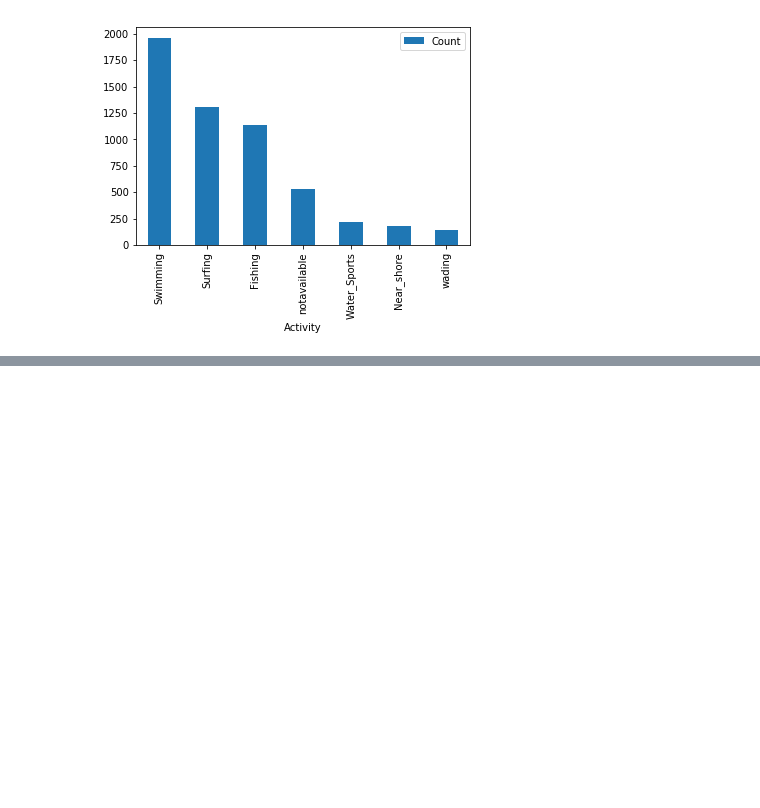
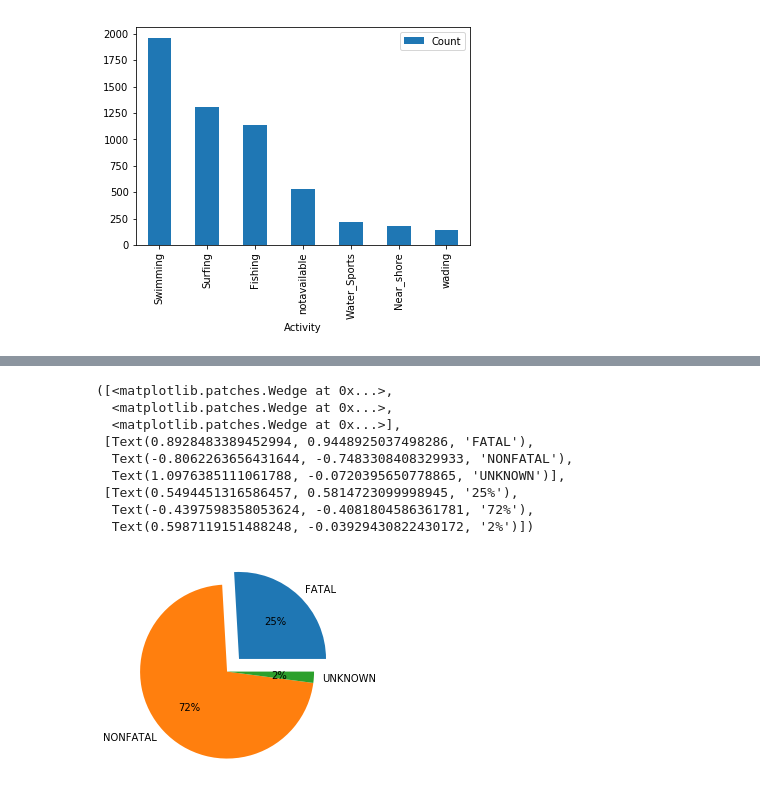
Before and after one commit to E2811/Shark-attack-Data-Visualization, a Jupyter notebook: Shark-Attack.ipynb, the cells around one changed output, grey strips where cells are left out. Saved outputs shown, nothing was run; the diff lists cells and outputs as text; code cells hidden in the pictures; blank space fills up the shorter version.

```diff
--- a/Shark-Attack.ipynb
+++ b/Shark-Attack.ipynb
@@ -117,8 +118,8 @@ print(f"The Country, where more shark attacks were registered, is {shark_df_Coun
 
 
 ## Estudiar dentro de USA la zona con mayor probabilidad de ataque
-'''shark_df_USA = shark_df[(shark_df["Country"]== "USA")]
-shark_df_USA =shark_df_USA[["Case Number","Country","Area"]]
-shark_df_USA.groupby("Area").agg({"Area":"count"})'''
+a = pd.DataFrame(shark_df[(shark_df['Country']=='USA')]['Area'].value_counts()).reset_index().rename(columns={'index':'Area', 'Area':'Cases'}).head()
+b = pd.DataFrame(shark_df[(shark_df['Country']=='USA')&(shark_df['Area']=='Florida')]['Location'].value_counts()).reset_index()
+print(f"Area with more shark attacks: {a['Area'][0]}\nLocation: {b['index'][0]}")
 # %% [output]
 The Country, where more shark attacks were registered, is USA with 2116 attacks
@@ -134,7 +136,7 @@ def SearchActivity(sequence,pattern):
         return pattern[1]
 Swimming = ("swim|div|snork|bath|float","Swimming")
 Fishing = ("fish|collec|lobster|sail","Fishing")
-Water_Sports = ("boat|kayak|row|padd|cano","Water_Sports")
+Water_Sports = ("boat|kayak|row|padd|cano|ski","Water_Sports")
 Surfing = ("surf|kite|board","Surfing")
 Near_shore = ("play|walk|climb|beach|jump|stand|film","Near_shore")
 activities = [Swimming,Fishing,Water_Sports,Surfing,Near_shore]
@@ -195,8 +201,3 @@ There are 126 unknown case
 | 2000 | 1024 |
 | 2010 | 733 |
 [figure]
-# %%
-shark_df = shark_df.drop(remove,axis=0)
-shark_df = shark_df.drop([5863, 5864, 5865],axis=0)
-shark_df[['Date','Year']]= c_df[['Date','Year']]
-shark_df = shark_df.drop('Case Number',axis=1)
@@ -234,0 +204,25 @@ shark_df
+# %%
+################### FATALITY #######################
+shark_df = shark_df.rename(columns = {"Fatal (Y/N)":"Fatality"})
+shark_df.Fatality = shark_df.Fatality.fillna("UNKNOWN")
+def SearchYes(arr):
+    if arr == 'Y' :
+        return "Fatal"
+    elif arr == 'N' :
+        return "NonFatal"
+option = {}
+option['FATAL'] = sum(shark_df['Fatality'].apply(SearchYes)=="Fatal")
+option['NONFATAL'] = sum(shark_df['Fatality'].apply(SearchYes)=="NonFatal")
+option['UNKNOWN'] = shark_df.shape[0] - option['FATAL'] - option['NONFATAL']
+plt.pie(option.values(), labels=option.keys(),explode=(0.20, 0, 0), autopct='%1d%%')
+# %% [output]
+([<matplotlib.patches.Wedge at 0x...>,
+  <matplotlib.patches.Wedge at 0x...>,
+  <matplotlib.patches.Wedge at 0x...>],
+ [Text(0.8928483389452994, 0.9448925037498286, 'FATAL'),
+  Text(-0.8062263656431644, -0.7483308408329933, 'NONFATAL'),
+  Text(1.0976385111061788, -0.0720395650778865, 'UNKNOWN')],
+ [Text(0.5494451316586457, 0.5814723099998945, '25%'),
+  Text(-0.4397598358053624, -0.4081804586361781, '72%'),
+  Text(0.5987119151488248, -0.03929430822430172, '2%')])
+[figure, added]
```
Also changed, not shown: parts of 11 cells of this notebook, 1 other file.
